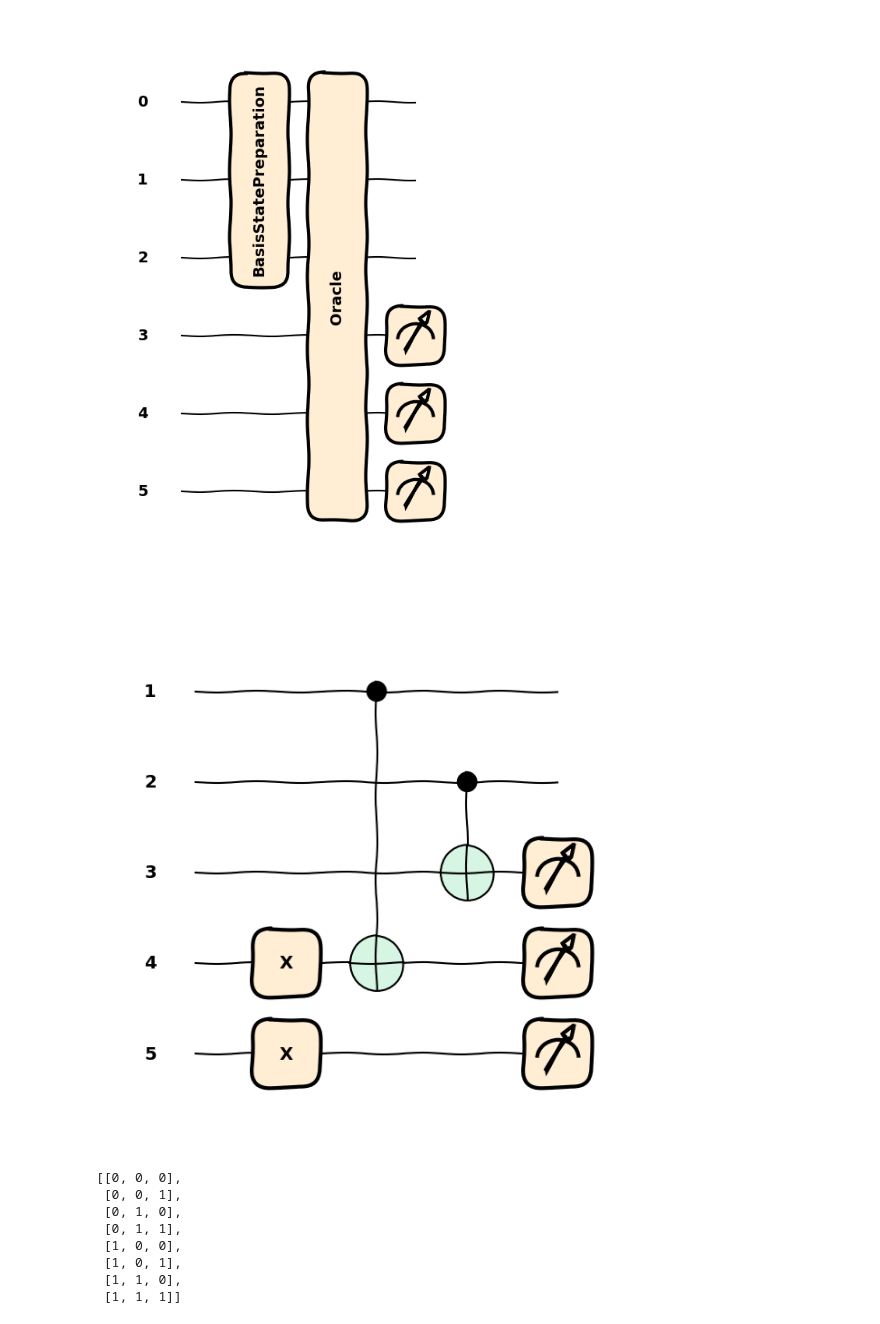
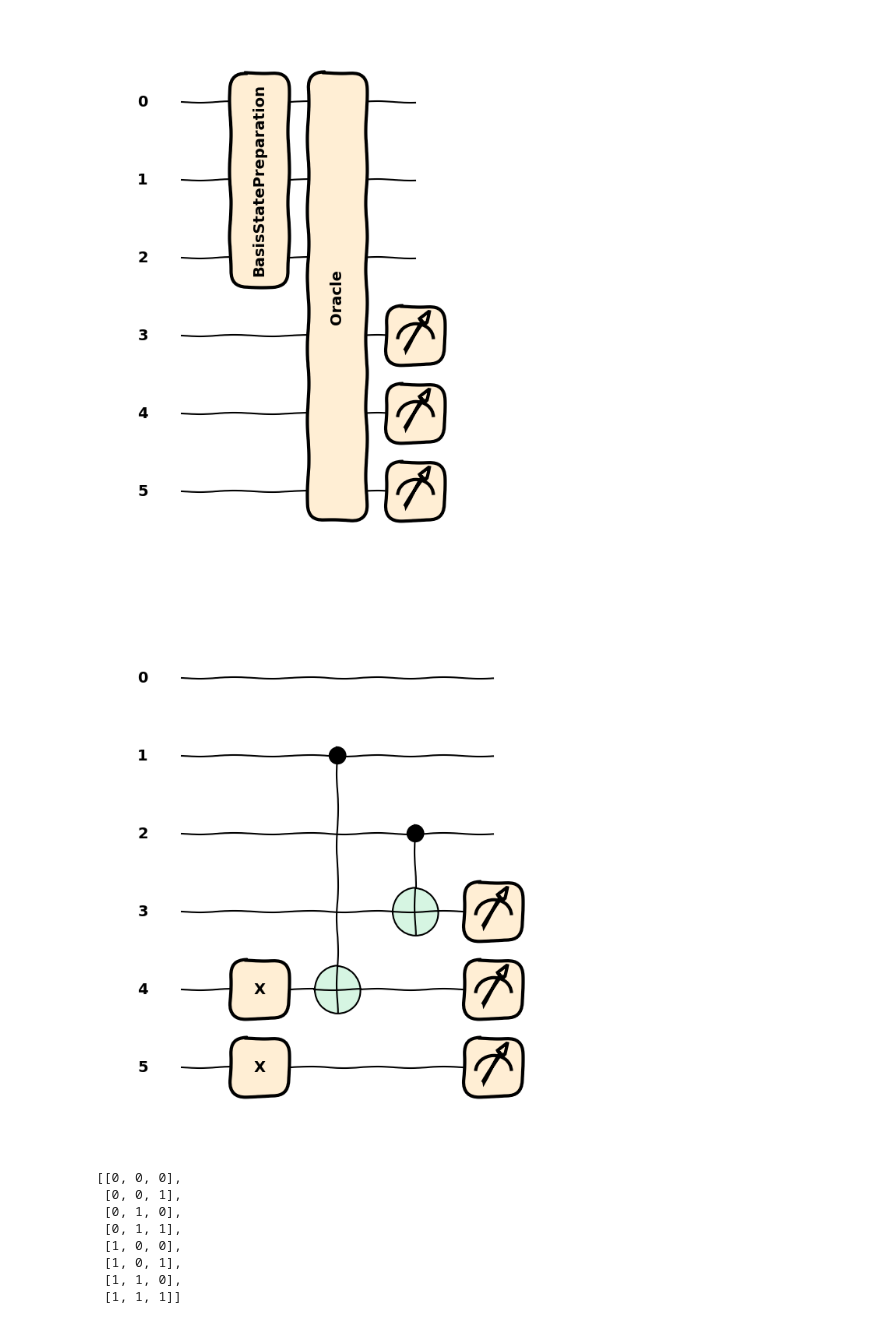
Before and after one commit to Axect/QuantumAlgorithms, a Jupyter notebook: notebook/simon.ipynb, the cells around one changed output. Cells and saved outputs as stored; diff of their text form; code cells hidden in the pictures.

```diff
--- a/notebook/simon.ipynb
+++ b/notebook/simon.ipynb
@@ -76,23 +98,23 @@ class Oracle(Operation):
 # %%
 N = 3
 seed = 7
-dev = qml.device('default.qubit', wires=2*N)
+dev = qml.device('default.qubit', wires=2*N, shots=1000)
 
 @qml.qnode(dev)
 def oracle_test(state):
     qml.BasisStatePreparation(state, wires=range(N))
     Oracle(N, seed, wires=range(2*N))
-    return qml.probs(wires=range(N, 2*N))
+    return qml.counts(wires=range(N, 2*N))
 # %%
 qml.draw_mpl(oracle_test)(np.zeros(N))
 plt.show()
 # %% [output]
 [figure]
 # %%
-qml.draw_mpl(oracle_test, expansion_strategy='device')(np.zeros(N))
+qml.draw_mpl(oracle_test, show_all_wires=True, expansion_strategy='device')(np.zeros(N))
 plt.show()
 # %% [output]
-[figure, old version]
+[figure, new version]
 # %%
 basis_states = [f"{i:0{N}b}" for i in range(2**N)]
 basis_states = [list(map(int, list(state))) for state in basis_states]
```
Also changed, not shown: parts of 26 cells of this notebook, 2 other files.
